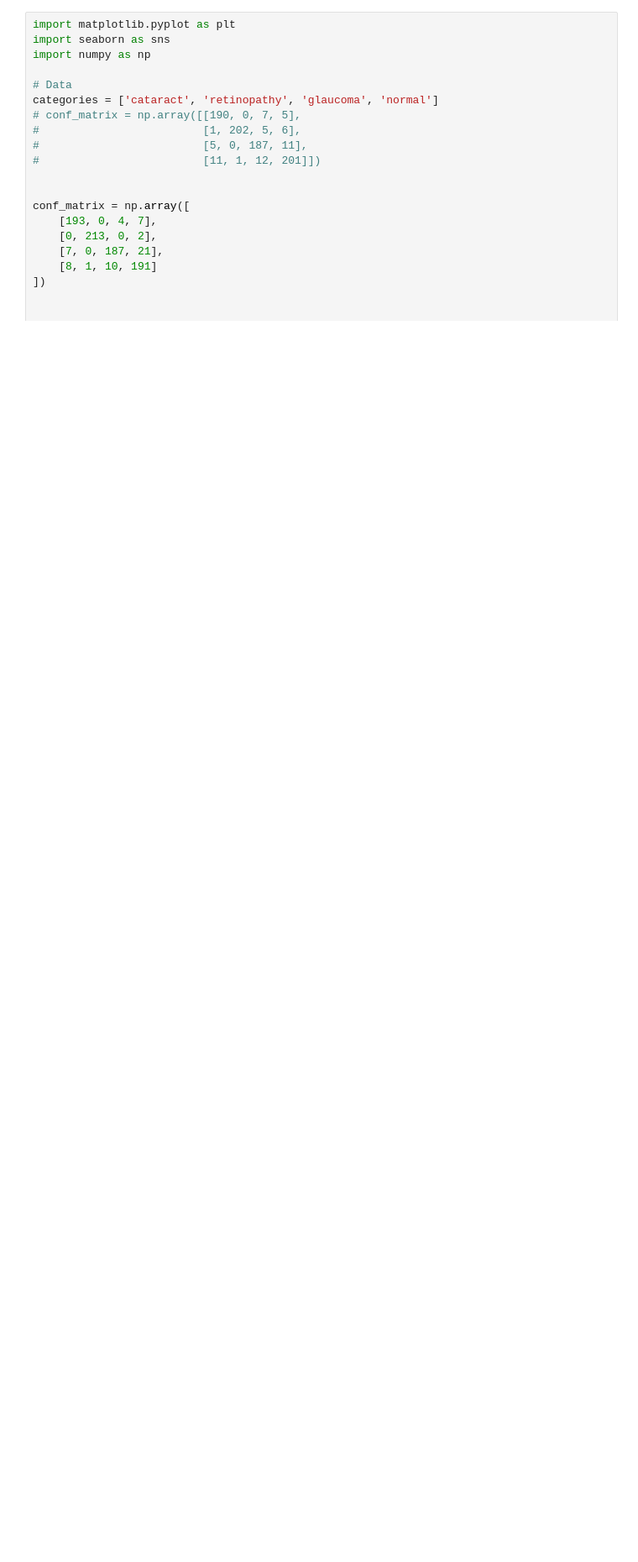
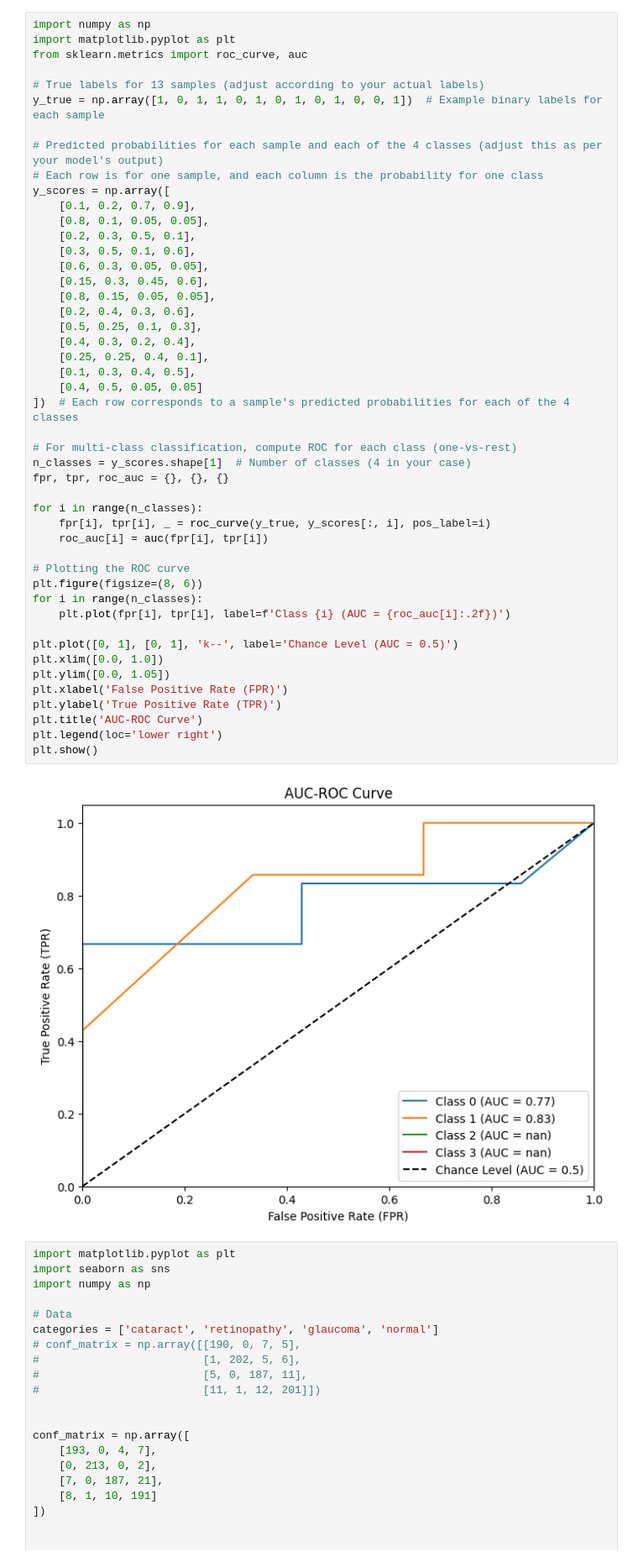
Before and after one commit to Iftekhar-mobin/depression_suicide_project, a Jupyter notebook: visualizer/chart_making.ipynb, the cells around one changed output. Shown at 84% size. Cells and saved outputs as stored; diff of their text form; blank space fills up the shorter version.

```diff
--- a/visualizer/chart_making.ipynb
+++ b/visualizer/chart_making.ipynb
@@ -1,3 +1,52 @@
+# %%
+import numpy as np
+import matplotlib.pyplot as plt
+from sklearn.metrics import roc_curve, auc
+
+# True labels for 13 samples (adjust according to your actual labels)
+y_true = np.array([1, 0, 1, 1, 0, 1, 0, 1, 0, 1, 0, 0, 1])  # Example binary labels for each sample
+
+# Predicted probabilities for each sample and each of the 4 classes (adjust this as per your model's output)
+# Each row is for one sample, and each column is the probability for one class
+y_scores = np.array([
+    [0.1, 0.2, 0.7, 0.9],
+    [0.8, 0.1, 0.05, 0.05],
+    [0.2, 0.3, 0.5, 0.1],
+    [0.3, 0.5, 0.1, 0.6],
+    [0.6, 0.3, 0.05, 0.05],
+    [0.15, 0.3, 0.45, 0.6],
+    [0.8, 0.15, 0.05, 0.05],
+    [0.2, 0.4, 0.3, 0.6],
+    [0.5, 0.25, 0.1, 0.3],
+    [0.4, 0.3, 0.2, 0.4],
+    [0.25, 0.25, 0.4, 0.1],
+    [0.1, 0.3, 0.4, 0.5],
+    [0.4, 0.5, 0.05, 0.05]
+])  # Each row corresponds to a sample's predicted probabilities for each of the 4 classes
+
+# For multi-class classification, compute ROC for each class (one-vs-rest)
+n_classes = y_scores.shape[1]  # Number of classes (4 in your case)
+fpr, tpr, roc_auc = {}, {}, {}
+
+for i in range(n_classes):
+    fpr[i], tpr[i], _ = roc_curve(y_true, y_scores[:, i], pos_label=i)
+    roc_auc[i] = auc(fpr[i], tpr[i])
+
+# Plotting the ROC curve
+plt.figure(figsize=(8, 6))
+for i in range(n_classes):
+    plt.plot(fpr[i], tpr[i], label=f'Class {i} (AUC = {roc_auc[i]:.2f})')
+
+plt.plot([0, 1], [0, 1], 'k--', label='Chance Level (AUC = 0.5)')
+plt.xlim([0.0, 1.0])
+plt.ylim([0.0, 1.05])
+plt.xlabel('False Positive Rate (FPR)')
+plt.ylabel('True Positive Rate (TPR)')
+plt.title('AUC-ROC Curve')
+plt.legend(loc='lower right')
+plt.show()
+# %% [output]
+[figure, added]
 # %%
 import matplotlib.pyplot as plt
 import seaborn as sns
```
Also changed, not shown: 1 other file.
